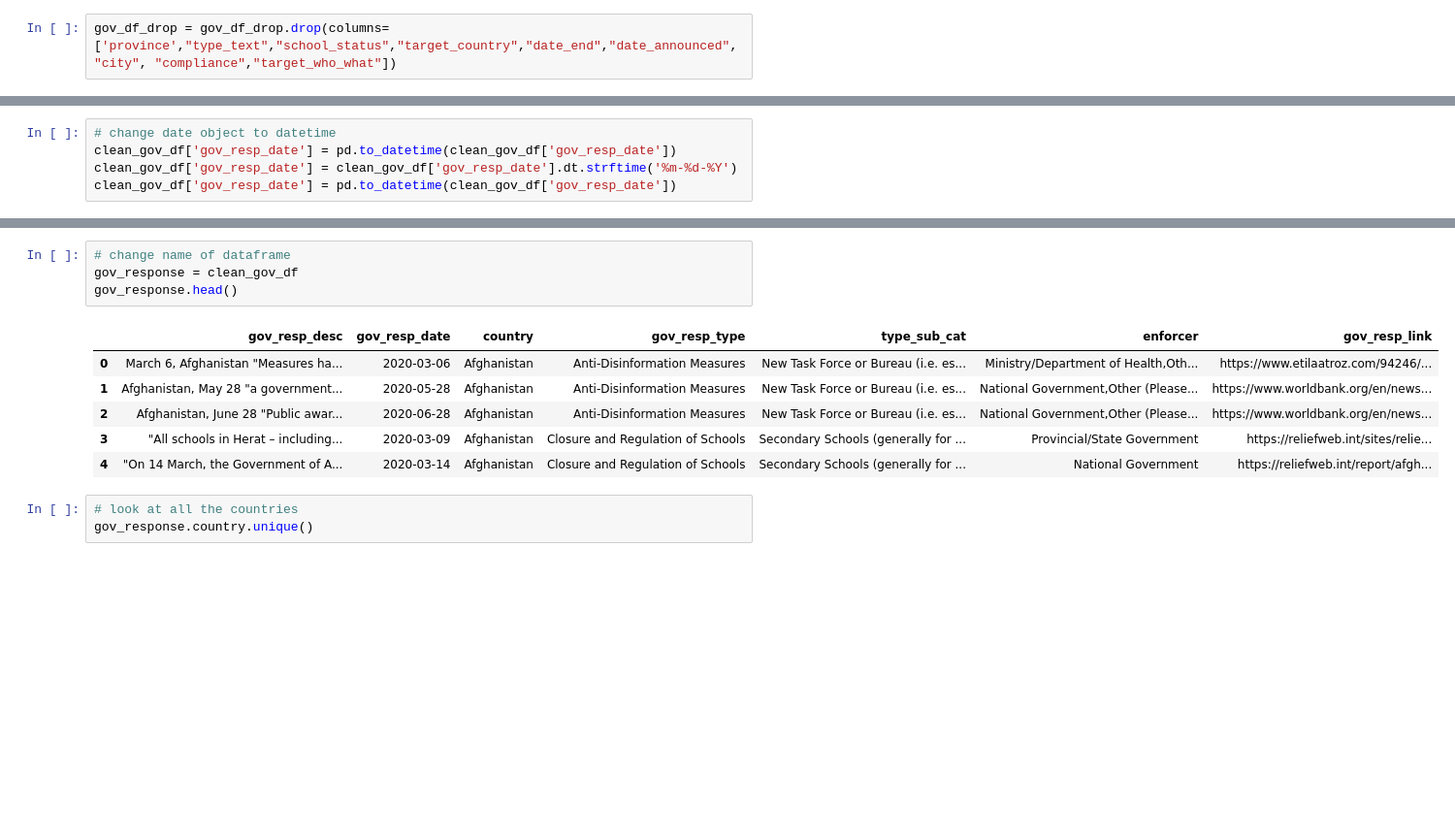
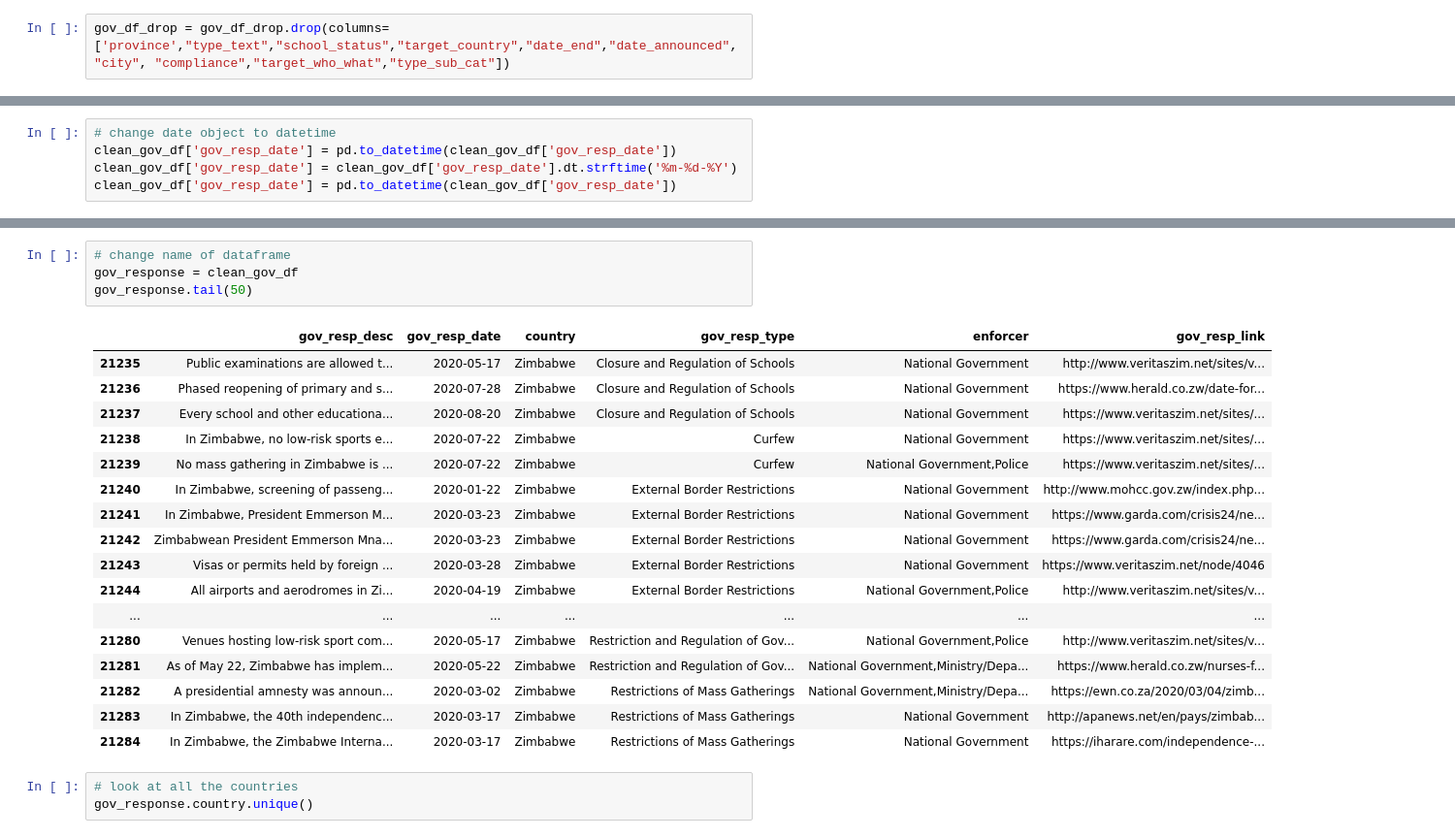
Before and after one commit to Kpearson72/etl-project-team4, a Jupyter notebook: Karen_working_directory/Karen_working_notebook.ipynb, the cells around one changed output, grey strips where cells are left out. Shown: that part at 97% size. Cells and saved outputs as stored; diff of their text form; blank space fills up the shorter version.

```diff
--- a/Karen_working_directory/Karen_working_notebook.ipynb
+++ b/Karen_working_directory/Karen_working_notebook.ipynb
@@ -72,7 +72,7 @@ gov_df_drop.head()
 | 3 | 2975738 | March 6, Afghanistan "Measures ha... | 2020-03-06 | 2020-03-06 | NaN | Afghanistan | NaN | NaN | Anti-Disinformation Measures | ... |
 | 4 | 2975738 | March 6, Afghanistan "Measures ha... | 2020-03-06 | 2020-03-06 | NaN | Afghanistan | NaN | NaN | Anti-Disinformation Measures | ... |
 # %%
-gov_df_drop = gov_df_drop.drop(columns=['province',"type_text","school_status","target_country","date_end","date_announced","city", "compliance","target_who_what"])
+gov_df_drop = gov_df_drop.drop(columns=['province',"type_text","school_status","target_country","date_end","date_announced","city", "compliance","target_who_what","type_sub_cat"])
 # %%
 # Drop Duplicate rows that had were tied together by different variables found in the school_status column that was dropped earlier -
 #schools_status had either primary or secondary listed
@@ -304,14 +307,25 @@ dtype: object
 # %%
 # change name of dataframe
 gov_response = clean_gov_df
-gov_response.head()
+gov_response.tail(50)
 # %% [output]
-|  | gov_resp_desc | gov_resp_date | country | gov_resp_type | type_sub_cat | enforcer | gov_resp_link |
-| 0 | March 6, Afghanistan "Measures ha... | 2020-03-06 | Afghanistan | Anti-Disinformation Measures | New Task Force or Bureau (i.e. es... | Ministry/Department of Health,Oth... | https://www.etilaatroz.com/94246/... |
-| 1 | Afghanistan, May 28 "a government... | 2020-05-28 | Afghanistan | Anti-Disinformation Measures | New Task Force or Bureau (i.e. es... | National Government,Other (Please... | https://www.worldbank.org/en/news... |
-| 2 | Afghanistan, June 28 "Public awar... | 2020-06-28 | Afghanistan | Anti-Disinformation Measures | New Task Force or Bureau (i.e. es... | National Government,Other (Please... | https://www.worldbank.org/en/news... |
-| 3 | "All schools in Herat – including... | 2020-03-09 | Afghanistan | Closure and Regulation of Schools | Secondary Schools (generally for ... | Provincial/State Government | https://reliefweb.int/sites/relie... |
-| 4 | "On 14 March, the Government of A... | 2020-03-14 | Afghanistan | Closure and Regulation of Schools | Secondary Schools (generally for ... | National Government | https://reliefweb.int/report/afgh... |
+|  | gov_resp_desc | gov_resp_date | country | gov_resp_type | enforcer | gov_resp_link |
+| 21235 | Public examinations are allowed t... | 2020-05-17 | Zimbabwe | Closure and Regulation of Schools | National Government | http://www.veritaszim.net/sites/v... |
+| 21236 | Phased reopening of primary and s... | 2020-07-28 | Zimbabwe | Closure and Regulation of Schools | National Government | https://www.herald.co.zw/date-for... |
+| 21237 | Every school and other educationa... | 2020-08-20 | Zimbabwe | Closure and Regulation of Schools | National Government | https://www.veritaszim.net/sites/... |
+| 21238 | In Zimbabwe, no low-risk sports e... | 2020-07-22 | Zimbabwe | Curfew | National Government | https://www.veritaszim.net/sites/... |
+| 21239 | No mass gathering in Zimbabwe is ... | 2020-07-22 | Zimbabwe | Curfew | National Government,Police | https://www.veritaszim.net/sites/... |
+| 21240 | In Zimbabwe, screening of passeng... | 2020-01-22 | Zimbabwe | External Border Restrictions | National Government | http://www.mohcc.gov.zw/index.php... |
+| 21241 | In Zimbabwe, President Emmerson M... | 2020-03-23 | Zimbabwe | External Border Restrictions | National Government | https://www.garda.com/crisis24/ne... |
+| 21242 | Zimbabwean President Emmerson Mna... | 2020-03-23 | Zimbabwe | External Border Restrictions | National Government | https://www.garda.com/crisis24/ne... |
+| 21243 | Visas or permits held by foreign ... | 2020-03-28 | Zimbabwe | External Border Restrictions | National Government | https://www.veritaszim.net/node/4046 |
+| 21244 | All airports and aerodromes in Zi... | 2020-04-19 | Zimbabwe | External Border Restrictions | National Government,Police | http://www.veritaszim.net/sites/v... |
+| ... | ... | ... | ... | ... | ... | ... |
+| 21280 | Venues hosting low-risk sport com... | 2020-05-17 | Zimbabwe | Restriction and Regulation of Gov... | National Government,Police | http://www.veritaszim.net/sites/v... |
+| 21281 | As of May 22, Zimbabwe has implem... | 2020-05-22 | Zimbabwe | Restriction and Regulation of Gov... | National Government,Ministry/Depa... | https://www.herald.co.zw/nurses-f... |
+| 21282 | A presidential amnesty was announ... | 2020-03-02 | Zimbabwe | Restrictions of Mass Gatherings | National Government,Ministry/Depa... | https://ewn.co.za/2020/03/04/zimb... |
+| 21283 | In Zimbabwe, the 40th independenc... | 2020-03-17 | Zimbabwe | Restrictions of Mass Gatherings | National Government | http://apanews.net/en/pays/zimbab... |
+| 21284 | In Zimbabwe, the Zimbabwe Interna... | 2020-03-17 | Zimbabwe | Restrictions of Mass Gatherings | National Government | https://iharare.com/independence-... |
 # %%
 # look at all the countries
 gov_response.country.unique()
```
Also changed, not shown: parts of 20 cells of this notebook.
